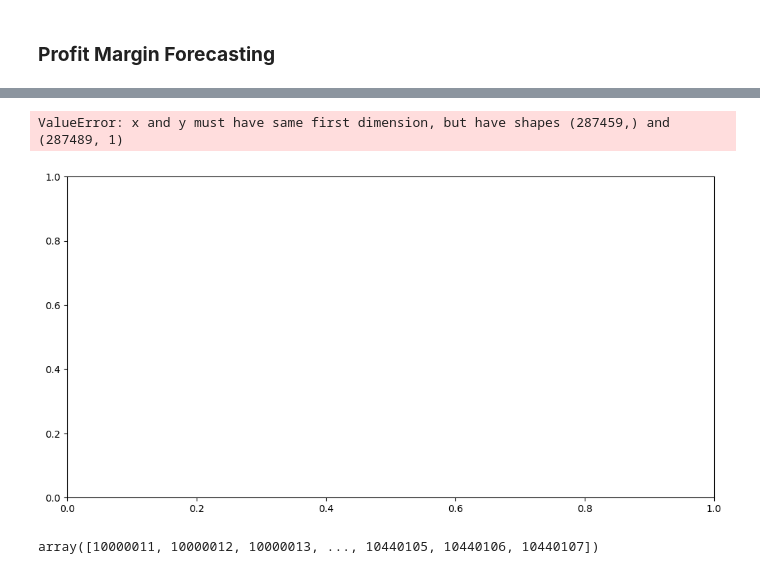
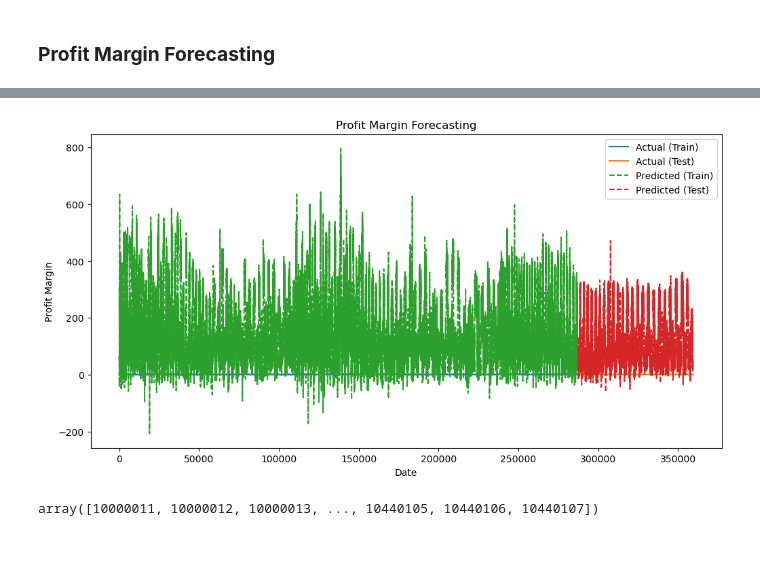
Before and after one commit to dylanxlam/cab_industry_investment_research, a Jupyter notebook: exploratory_data_analysis.ipynb, the cells around one changed output, grey strips where cells are left out. Drawn from its saved outputs; the diff is of its cells as text; code cells hidden in the pictures; blank space fills up the shorter version.

```diff
--- a/exploratory_data_analysis.ipynb
+++ b/exploratory_data_analysis.ipynb
@@ -944,8 +834,8 @@ duplicated_master_data = master_data.copy()
 data = duplicated_master_data[['Profit']].copy()
 
 # Normalize the data to a range between 0 and 1
-scaler = MinMaxScaler()
-data['Profit'] = scaler.fit_transform(data[['Profit']])
+# scaler = MinMaxScaler()
+# data['Profit'] = scaler.fit_transform(data[['Profit']])
 
 # Define a function to create time series samples with a given look-back window
 def create_time_series_data(data, look_back=1):
@@ -967,6 +857,7 @@ X_train, X_test, y_train, y_test = X[:train_size], X[train_size:], y[:train_size
 
 # Adjust date_index_train to match the length of y_train
 date_index_train = data.index[look_back:look_back + train_size]
+date_index_test = data.index[look_back + train_size:look_back + train_size + len(y_test)]
 
 # Find the minimum length of the two arrays
 min_length = min(len(date_index_train), len(y_train))
@@ -996,7 +887,8 @@ y_train_pred = scaler.inverse_transform(y_train_pred)
 y_test_pred = scaler.inverse_transform(y_test_pred)
 
 # Prepare the date index for plotting
-date_index_test = data.index[train_size + look_back:]
+date_index_train = date_index_train[:len(y_train_pred)]
+date_index_test = date_index_test[:len(y_test_pred)]
 
 # Plot the training and testing predictions
 plt.figure(figsize=(12, 6))
@@ -1032,5 +922,4 @@ Epoch 50/50
-ValueError: x and y must have same first dimension, but have shapes (287459,) and (287489, 1)
-[figure, old version]
+[figure, new version]
 # %%
 master_data['Transaction ID'].unique()
 # %% [output]
```
Also changed, not shown: parts of 2 cells of this notebook, 1 other file.
